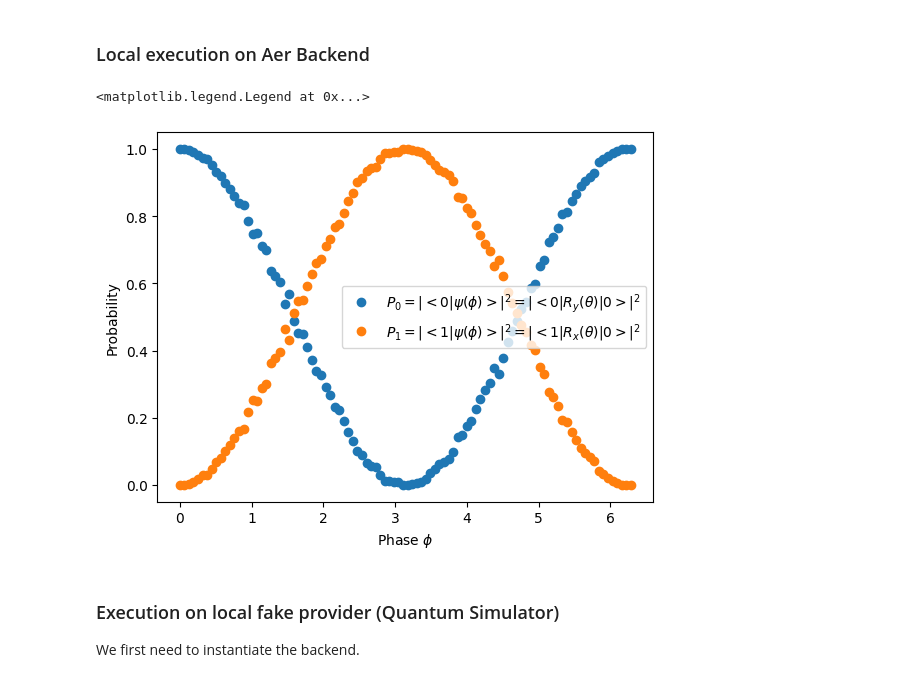
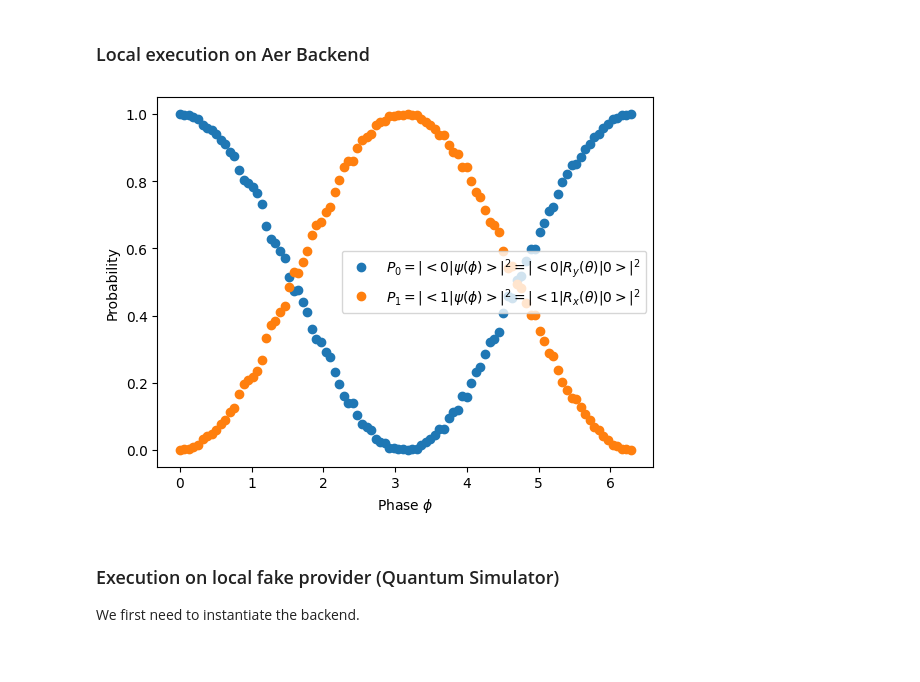
Before and after one commit to Joseph-Khoury/MQE_env, a Jupyter notebook: qiskit_env/Lecture 2/workbook_2_primitive_basics.ipynb, the cells around one changed output. Cells and saved outputs as stored; diff of their text form; code cells hidden in the pictures.

```diff
--- a/qiskit_env/Lecture 2/workbook_2_primitive_basics.ipynb
+++ b/qiskit_env/Lecture 2/workbook_2_primitive_basics.ipynb
@@ -78,12 +78,11 @@ prob_values_1 = [dist.get(1, 0) for dist in result.quasi_dists]
 # %%
 plt.plot(phases, prob_values_0, 'o', label=r'$P_0 = |<0|\psi(\phi)>|^2 = |<0|R_y(\theta)|0>|^2$')
 plt.plot(phases, prob_values_1, 'o', label=r'$P_1 = |<1|\psi(\phi)>|^2 = |<1|R_x(\theta)|0>|^2$')
 plt.xlabel(r'Phase $\phi$')
 plt.ylabel(r'Probability')
-plt.legend()
+_ =plt.legend()
 # %% [output]
-<matplotlib.legend.Legend at 0x...>
-[figure, old version]
+[figure, new version]
 # %% [markdown]
 ### Execution on local fake provider (Quantum Simulator)
 
```
Also changed, not shown: parts of 14 cells of this notebook.
